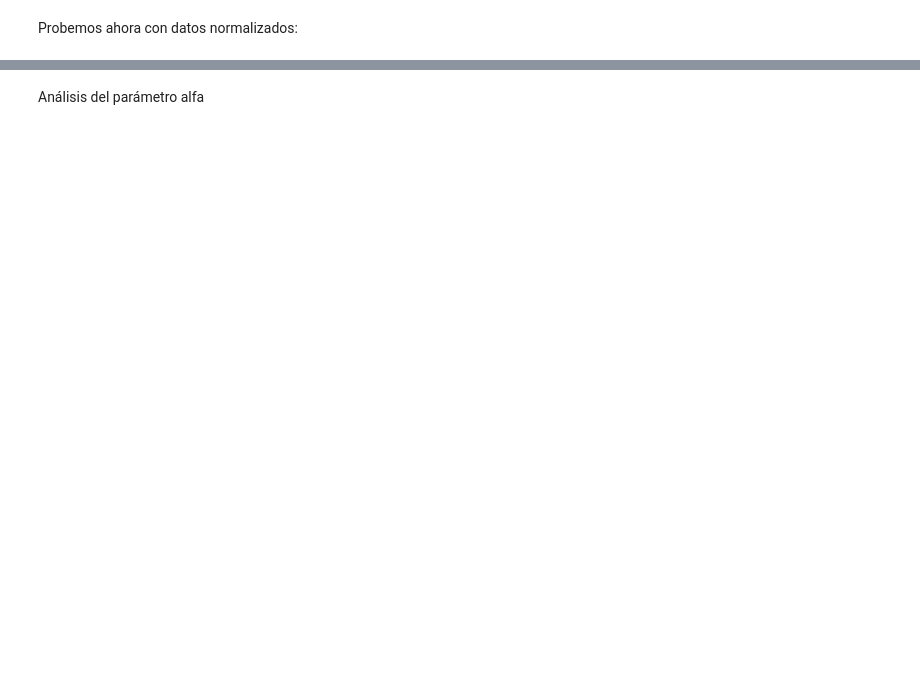
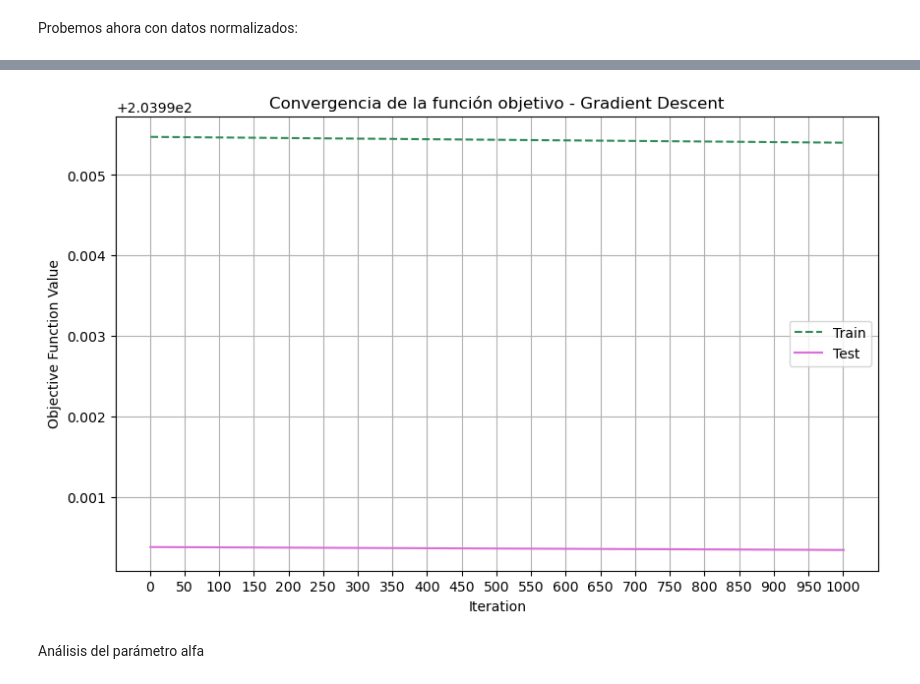
Before and after one commit to seremare9/TP2metodos, a Jupyter notebook: gd.ipynb, the cells around one changed output, grey strips where cells are left out. Cells and saved outputs as stored; diff of their text form; code cells hidden in the pictures; blank space fills up the shorter version.

```diff
--- a/gd.ipynb
+++ b/gd.ipynb
@@ -247 +205,4 @@ w_norm_test, b_norm_test, loss_norm_test, accuracy_norm_test = gradient_descent(
+# %%
+normalizar = True
+w_norm_train, b_norm_train, loss_norm_train, loss_norm_test, acc_train_norm, acc_test_norm = gradient_descent(w, b, i_train, d_train, i_test, d_test, alpha, normalizar)
 # %%
@@ -421,3 +379,21 @@ plt.show()
+# %%
+plt.figure(figsize=(10, 6))
+
+plt.plot(np.arange(1, len(loss_norm_train) + 1), loss_norm_train, linestyle='--', color='seagreen', label='Train')
+
+plt.plot(np.arange(1, len(loss_norm_test) + 1), loss_norm_test, linestyle='-', color='orchid', label='Test')
+
+tick_interval = max(1, len(loss_norm_train) // 20)
+plt.xticks(np.arange(0, len(loss_norm_train) + 1, step=tick_interval))
+
+plt.xlabel('Iteration')
+plt.ylabel('Objective Function Value')
+plt.title('Convergencia de la función objetivo - Gradient Descent')
+plt.grid(True)
+plt.legend()
+plt.show()
+# %% [output]
+[figure, added]
 # %% [markdown]
 Análisis del parámetro alfa
 # %%
```
Also changed, not shown: parts of 27 cells of this notebook.
